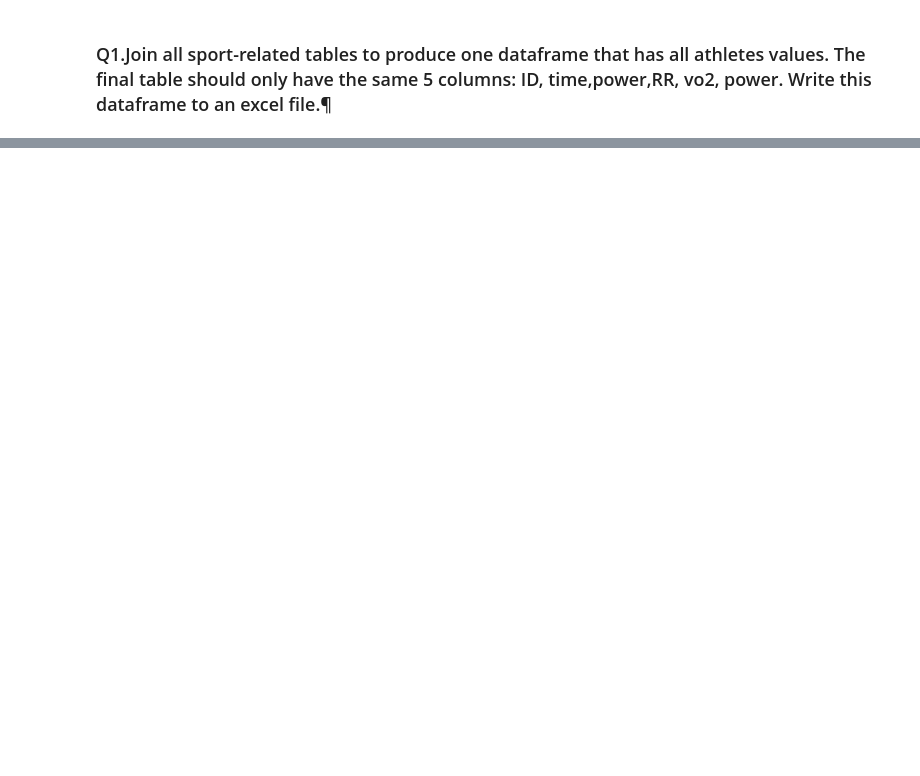
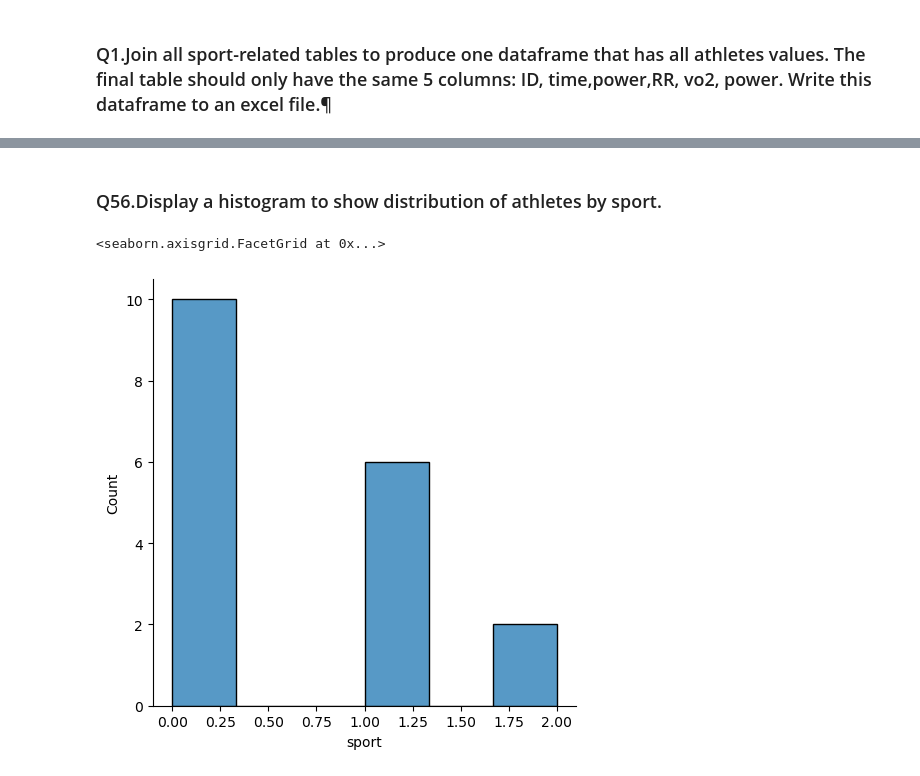
Before and after one commit to KousalyaThiruvarasamoorthy/Team5_HackPanthers_PythonHackathon_Aug24, a Jupyter notebook: Team5_HackPanthers_Main80Questions.ipynb, the cells around one changed output, grey strips where cells are left out. Drawn from its saved outputs; the diff is of its cells as text; code cells hidden in the pictures; blank space fills up the shorter version.

```diff
--- a/Team5_HackPanthers_Main80Questions.ipynb
+++ b/Team5_HackPanthers_Main80Questions.ipynb
@@ -20,0 +182,7 @@ df_join_allsports_excel
+# %% [markdown]
+### Q56.Display a histogram to show distribution of athletes by sport.
+# %%
+sns.displot(df_Athletes, x="sport")
+# %% [output]
+<seaborn.axisgrid.FacetGrid at 0x...>
+[figure, added]
```
Also changed, not shown: parts of 84 cells of this notebook.
